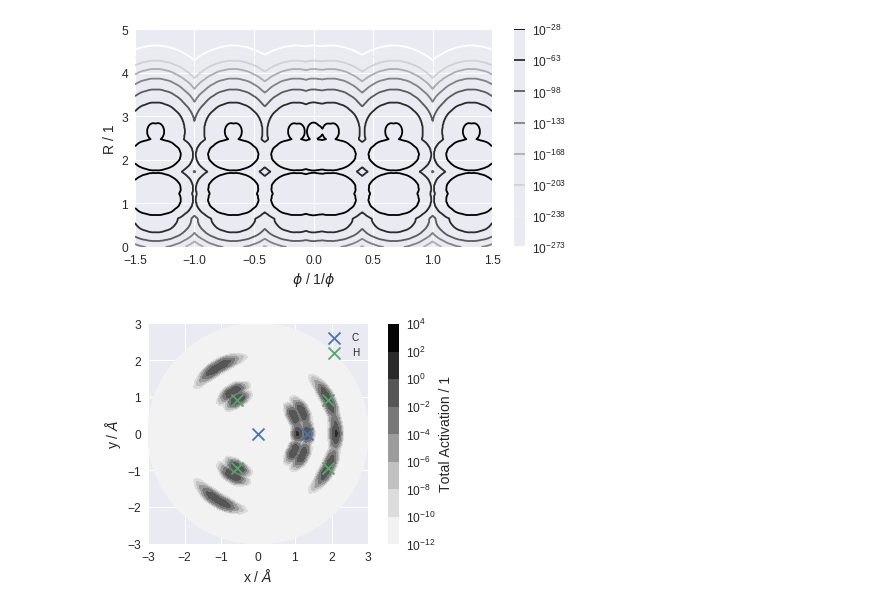
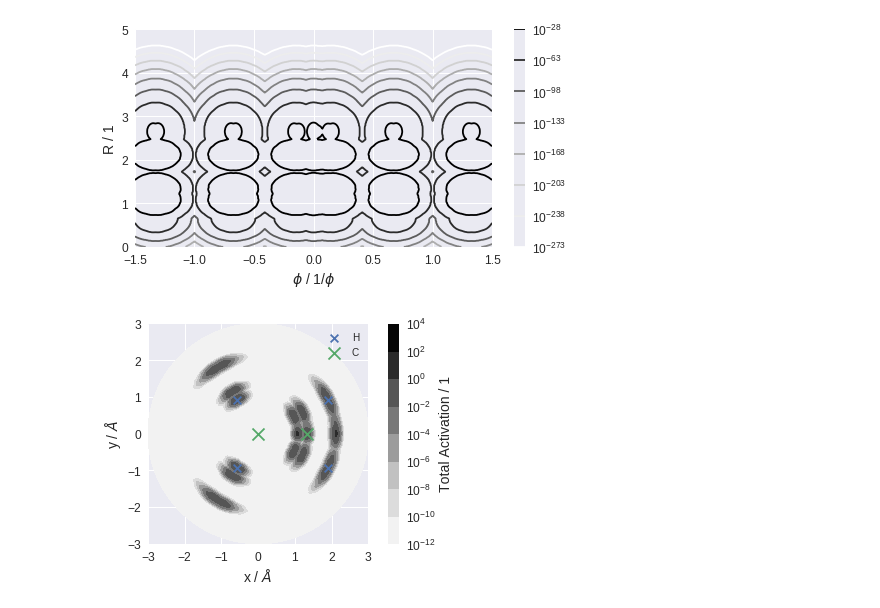
Before and after one commit to jcartus/SCFInitialGuess, a Jupyter notebook: thesis/notebooks/ParticleNumberIndependent/Descriptors2.ipynb, the cells around one changed output. Drawn from its saved outputs; the diff is of its cells as text; code cells hidden in the pictures.

Commit message:
CHG: changed marker size

```diff
--- a/thesis/notebooks/ParticleNumberIndependent/Descriptors2.ipynb
+++ b/thesis/notebooks/ParticleNumberIndependent/Descriptors2.ipynb
@@ -249,32 +249,33 @@ fig, ax = plt.subplots()
 plt.contourf(
     (R * np.cos(Phi)),
     (R * np.sin(Phi)),
     z.reshape(*R.shape),
     locator=mpl.ticker.LogLocator()
 )
 
 
 
 plt.xlabel("x / $\AA$")
 plt.ylabel("y / $\AA$")
 
 plt.colorbar(label="Total Activation / 1")
 
+plt.scatter(pos[2:, 0], pos[2:, 1], marker="x", s=60, label="H")
 plt.scatter(pos[:2, 0], pos[:2, 1], marker="x", label="C")
-plt.scatter(pos[2:, 0], pos[2:, 1], marker="x", label="H")
+
 
 plt.legend()
 
 plt.gca().set_aspect('equal', adjustable='box')
 plt.draw()
 
 #ax = plt.gca()
 #ax.set_ylabel=("y / $\AA$")
 #ax.set_xlabel=("x / $\AA$")
 
 plt.tight_layout()
 
 
 plt.savefig("/home/jcartus/Repos/MastersThesis/AtomicBlocks/figures/XYPlaneActivation.pdf")
 # %% [output]
-[figure, old version]
+[figure, new version]
```
